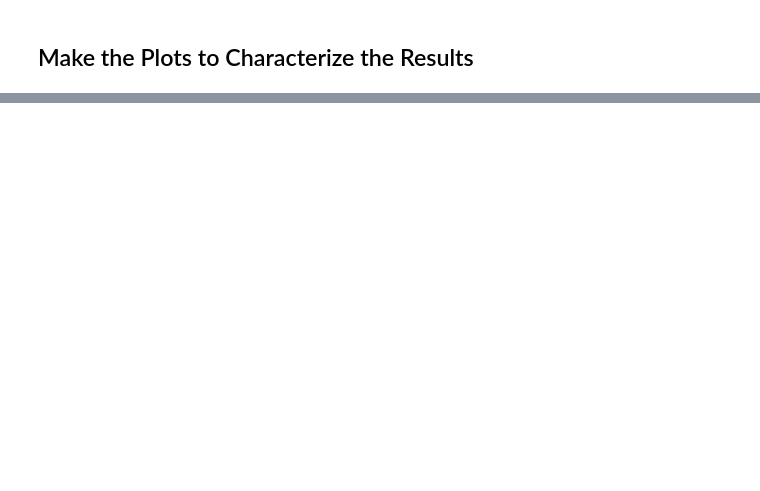
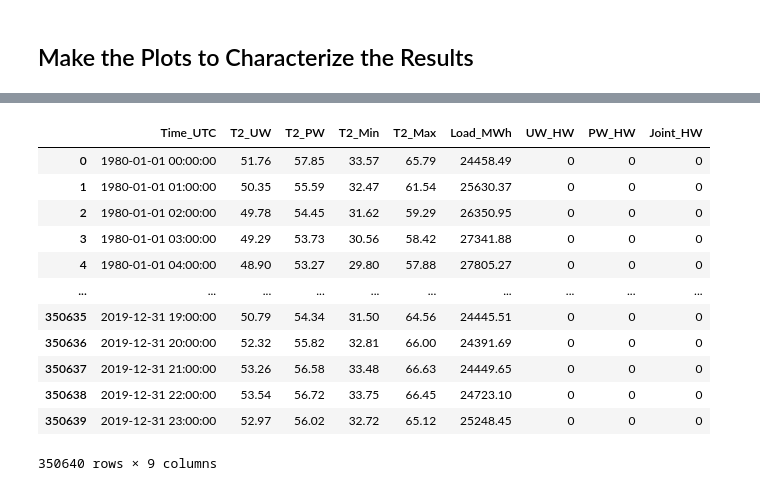
Before and after one commit to cdburley/nerc_analysis, a Jupyter notebook: notebooks/process_and_plot_weighting_impact.ipynb, the cells around one changed output, grey strips where cells are left out. Saved outputs shown, nothing was run; the diff lists cells and outputs as text; code cells hidden in the pictures; blank space fills up the shorter version.

```diff
--- a/notebooks/process_and_plot_weighting_impact.ipynb
+++ b/notebooks/process_and_plot_weighting_impact.ipynb
@@ -376,0 +570,30 @@ output_df
+# %%
+output_df = plot_uw_pw_t_distributions(ba_to_process = 'CISO',
+                                       start_year = 1980,
+                                       end_year = 2020,
+                                       base_year_start = 1980,
+                                       base_year_end = 1990,
+                                       weather_data_dir = weather_data_dir,
+                                       service_territory_data_dir = service_territory_data_dir,
+                                       population_data_dir = population_data_dir,
+                                       load_data_dir = load_data_dir,
+                                       data_output_dir = data_output_dir,
+                                       image_output_dir = image_output_dir,
+                                       image_resolution = 300,
+                                       save_images = True)
+
+output_df
+# %% [output]
+|  | Time_UTC | T2_UW | T2_PW | T2_Min | T2_Max | Load_MWh | UW_HW | PW_HW | Joint_HW |
+| 0 | 1980-01-01 00:00:00 | 51.76 | 57.85 | 33.57 | 65.79 | 24458.49 | 0 | 0 | 0 |
+| 1 | 1980-01-01 01:00:00 | 50.35 | 55.59 | 32.47 | 61.54 | 25630.37 | 0 | 0 | 0 |
+| 2 | 1980-01-01 02:00:00 | 49.78 | 54.45 | 31.62 | 59.29 | 26350.95 | 0 | 0 | 0 |
+| 3 | 1980-01-01 03:00:00 | 49.29 | 53.73 | 30.56 | 58.42 | 27341.88 | 0 | 0 | 0 |
+| 4 | 1980-01-01 04:00:00 | 48.90 | 53.27 | 29.80 | 57.88 | 27805.27 | 0 | 0 | 0 |
+| ... | ... | ... | ... | ... | ... | ... | ... | ... | ... |
+| 350635 | 2019-12-31 19:00:00 | 50.79 | 54.34 | 31.50 | 64.56 | 24445.51 | 0 | 0 | 0 |
+| 350636 | 2019-12-31 20:00:00 | 52.32 | 55.82 | 32.81 | 66.00 | 24391.69 | 0 | 0 | 0 |
+| 350637 | 2019-12-31 21:00:00 | 53.26 | 56.58 | 33.48 | 66.63 | 24449.65 | 0 | 0 | 0 |
+| 350638 | 2019-12-31 22:00:00 | 53.54 | 56.72 | 33.75 | 66.45 | 24723.10 | 0 | 0 | 0 |
+| 350639 | 2019-12-31 23:00:00 | 52.97 | 56.02 | 32.72 | 65.12 | 25248.45 | 0 | 0 | 0 |
+350640 rows × 9 columns
```
Also changed, not shown: parts of 6 cells of this notebook, 8 other files.
